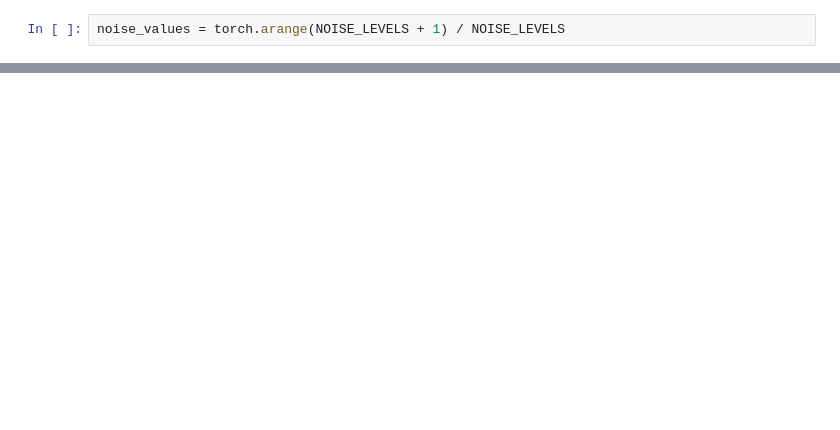
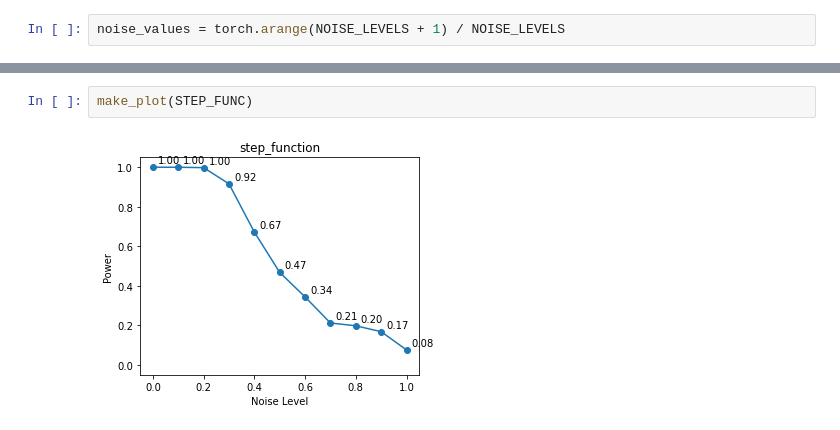
Before and after one commit to ronakdm/prelim, a Jupyter notebook: figure-5.ipynb, the cells around one changed output, grey strips where cells are left out. Drawn from its saved outputs; the diff is of its cells as text; blank space fills up the shorter version.

```diff
--- a/figure-5.ipynb
+++ b/figure-5.ipynb
@@ -24,0 +31,4 @@ plt.show()
+# %%
+make_plot(STEP_FUNC)
+# %% [output]
+[figure, added]
```
Also changed, not shown: parts of 8 cells of this notebook, 11 other files.
